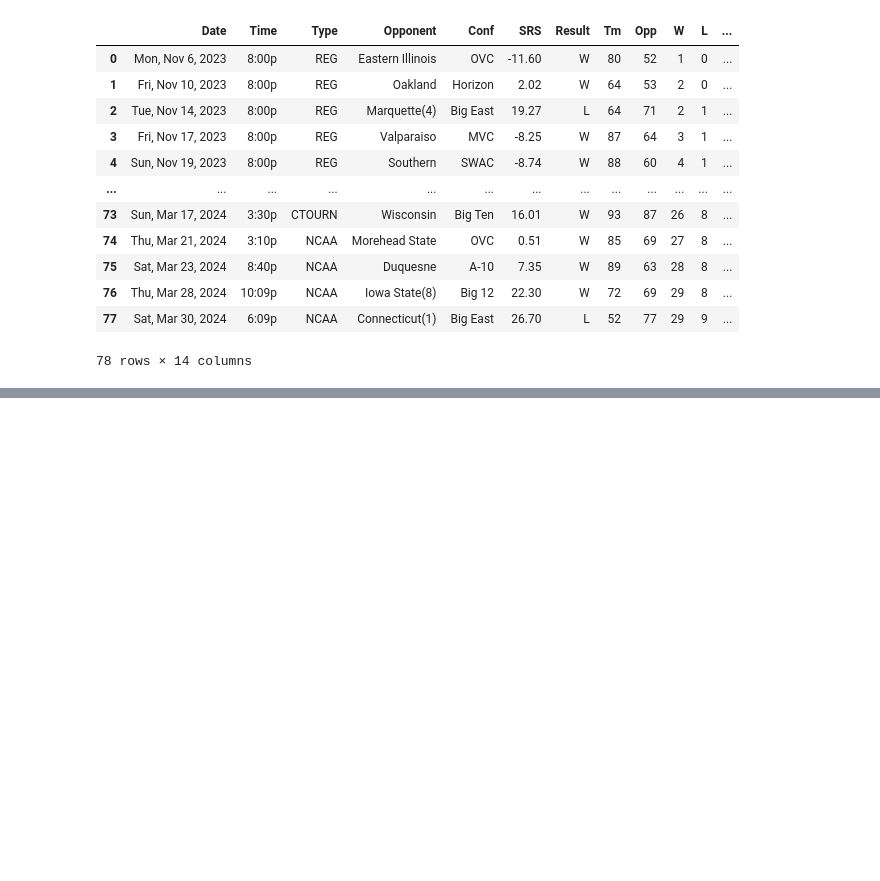
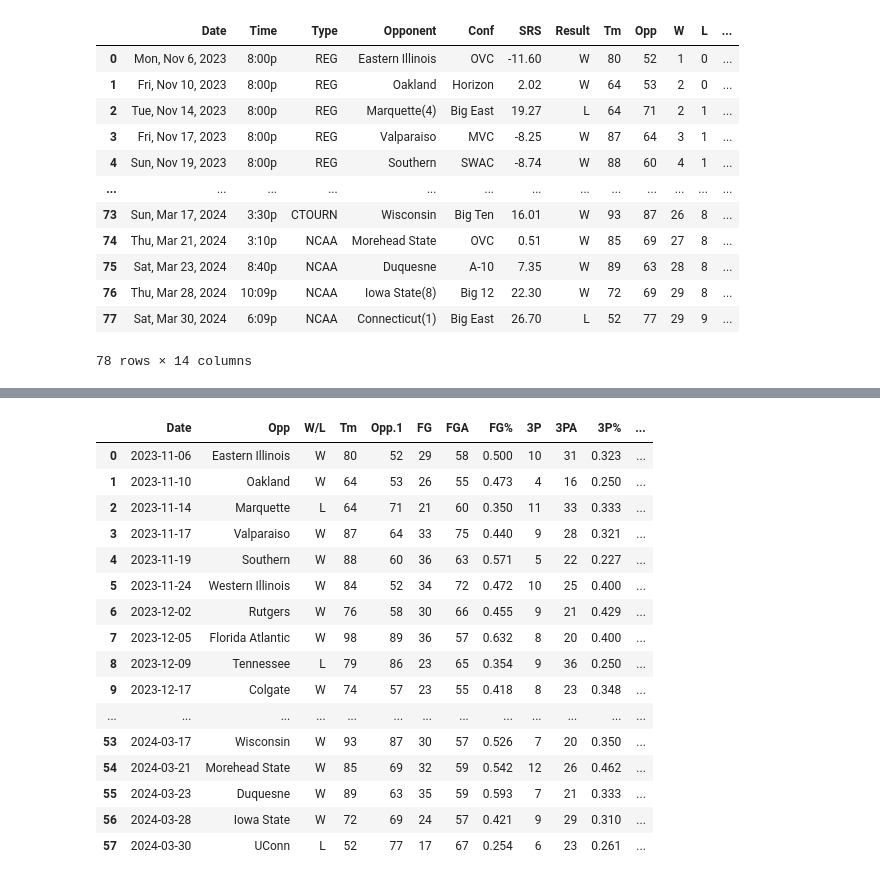
Before and after one commit to isaac-turk/DataDiveFa24, a Jupyter notebook: Eric-Cleaning.ipynb, the cells around one changed output, grey strips where cells are left out. Drawn from its saved outputs; the diff is of its cells as text; code cells hidden in the pictures; blank space fills up the shorter version.

```diff
--- a/Eric-Cleaning.ipynb
+++ b/Eric-Cleaning.ipynb
@@ -268,0 +291,21 @@ results
+# %%
+log = log.drop(columns=['G', 'Unnamed: 0', 'Unnamed: 3'])
+log
+# %% [output]
+|  | Date | Opp | W/L | Tm | Opp.1 | FG | FGA | FG% | 3P | 3PA | 3P% | ... |
+| 0 | 2023-11-06 | Eastern Illinois | W | 80 | 52 | 29 | 58 | 0.500 | 10 | 31 | 0.323 | ... |
+| 1 | 2023-11-10 | Oakland | W | 64 | 53 | 26 | 55 | 0.473 | 4 | 16 | 0.250 | ... |
+| 2 | 2023-11-14 | Marquette | L | 64 | 71 | 21 | 60 | 0.350 | 11 | 33 | 0.333 | ... |
+| 3 | 2023-11-17 | Valparaiso | W | 87 | 64 | 33 | 75 | 0.440 | 9 | 28 | 0.321 | ... |
+| 4 | 2023-11-19 | Southern | W | 88 | 60 | 36 | 63 | 0.571 | 5 | 22 | 0.227 | ... |
+| 5 | 2023-11-24 | Western Illinois | W | 84 | 52 | 34 | 72 | 0.472 | 10 | 25 | 0.400 | ... |
+| 6 | 2023-12-02 | Rutgers | W | 76 | 58 | 30 | 66 | 0.455 | 9 | 21 | 0.429 | ... |
+| 7 | 2023-12-05 | Florida Atlantic | W | 98 | 89 | 36 | 57 | 0.632 | 8 | 20 | 0.400 | ... |
+| 8 | 2023-12-09 | Tennessee | L | 79 | 86 | 23 | 65 | 0.354 | 9 | 36 | 0.250 | ... |
+| 9 | 2023-12-17 | Colgate | W | 74 | 57 | 23 | 55 | 0.418 | 8 | 23 | 0.348 | ... |
+| ... | ... | ... | ... | ... | ... | ... | ... | ... | ... | ... | ... | ... |
+| 53 | 2024-03-17 | Wisconsin | W | 93 | 87 | 30 | 57 | 0.526 | 7 | 20 | 0.350 | ... |
+| 54 | 2024-03-21 | Morehead State | W | 85 | 69 | 32 | 59 | 0.542 | 12 | 26 | 0.462 | ... |
+| 55 | 2024-03-23 | Duquesne | W | 89 | 63 | 35 | 59 | 0.593 | 7 | 21 | 0.333 | ... |
+| 56 | 2024-03-28 | Iowa State | W | 72 | 69 | 24 | 57 | 0.421 | 9 | 29 | 0.310 | ... |
+| 57 | 2024-03-30 | UConn | L | 52 | 77 | 17 | 67 | 0.254 | 6 | 23 | 0.261 | ... |
```
Also changed, not shown: parts of 6 cells of this notebook, 3 other files.
